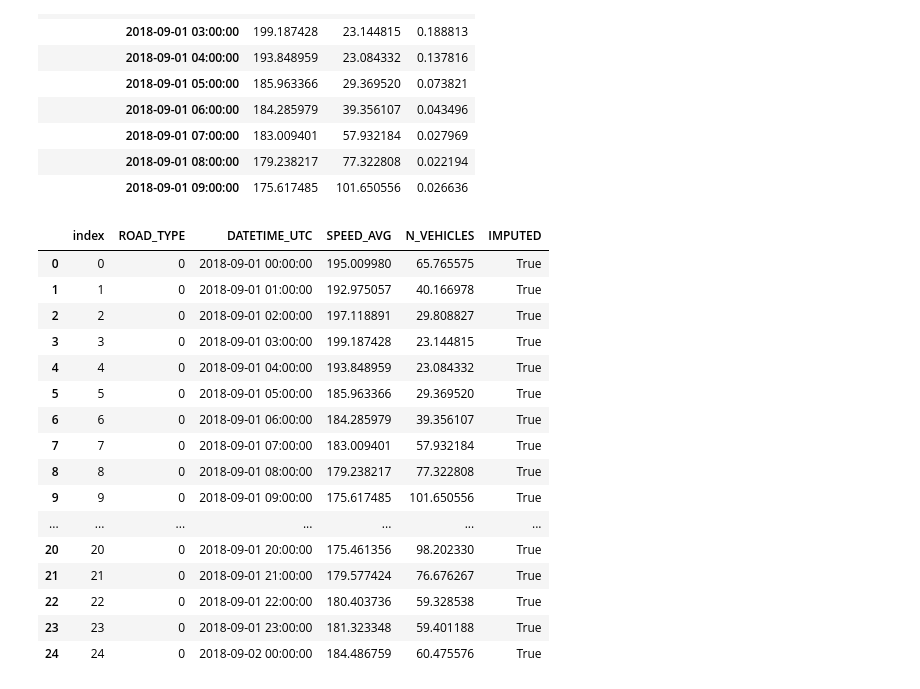
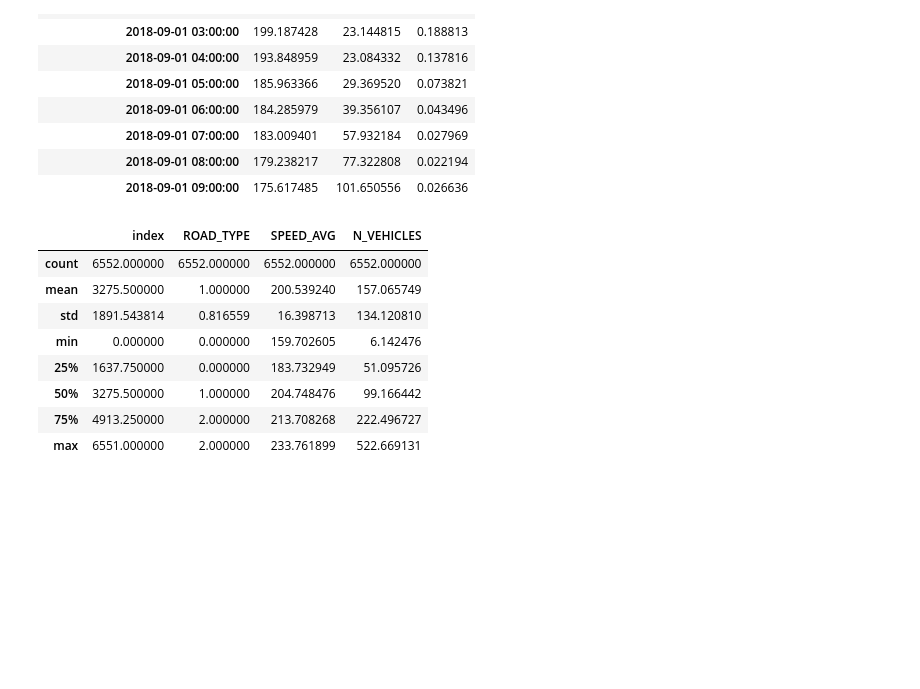
Before and after one commit to gianpy15/DMProject, a Jupyter notebook: notebooks/Gianpy/plots.ipynb, the cells around one changed output. Cells and saved outputs as stored; diff of their text form; code cells hidden in the pictures; blank space fills up the shorter version.

```diff
--- a/notebooks/Gianpy/plots.ipynb
+++ b/notebooks/Gianpy/plots.ipynb
@@ -63,25 +63,17 @@ grouped_df.head(10)
 # %%
 grouped_df['IMPUTED'] = grouped_df['IMPUTED'] >= 0.01
 grouped_df = grouped_df.reset_index()
-grouped_df.head(25)
+grouped_df.describe()
 # %% [output]
-|  | index | ROAD_TYPE | DATETIME_UTC | SPEED_AVG | N_VEHICLES | IMPUTED |
-| 0 | 0 | 0 | 2018-09-01 00:00:00 | 195.009980 | 65.765575 | True |
-| 1 | 1 | 0 | 2018-09-01 01:00:00 | 192.975057 | 40.166978 | True |
-| 2 | 2 | 0 | 2018-09-01 02:00:00 | 197.118891 | 29.808827 | True |
-| 3 | 3 | 0 | 2018-09-01 03:00:00 | 199.187428 | 23.144815 | True |
-| 4 | 4 | 0 | 2018-09-01 04:00:00 | 193.848959 | 23.084332 | True |
-| 5 | 5 | 0 | 2018-09-01 05:00:00 | 185.963366 | 29.369520 | True |
-| 6 | 6 | 0 | 2018-09-01 06:00:00 | 184.285979 | 39.356107 | True |
-| 7 | 7 | 0 | 2018-09-01 07:00:00 | 183.009401 | 57.932184 | True |
-| 8 | 8 | 0 | 2018-09-01 08:00:00 | 179.238217 | 77.322808 | True |
-| 9 | 9 | 0 | 2018-09-01 09:00:00 | 175.617485 | 101.650556 | True |
-| ... | ... | ... | ... | ... | ... | ... |
-| 20 | 20 | 0 | 2018-09-01 20:00:00 | 175.461356 | 98.202330 | True |
-| 21 | 21 | 0 | 2018-09-01 21:00:00 | 179.577424 | 76.676267 | True |
-| 22 | 22 | 0 | 2018-09-01 22:00:00 | 180.403736 | 59.328538 | True |
-| 23 | 23 | 0 | 2018-09-01 23:00:00 | 181.323348 | 59.401188 | True |
-| 24 | 24 | 0 | 2018-09-02 00:00:00 | 184.486759 | 60.475576 | True |
+|  | index | ROAD_TYPE | SPEED_AVG | N_VEHICLES |
+| count | 6552.000000 | 6552.000000 | 6552.000000 | 6552.000000 |
+| mean | 3275.500000 | 1.000000 | 200.539240 | 157.065749 |
+| std | 1891.543814 | 0.816559 | 16.398713 | 134.120810 |
+| min | 0.000000 | 0.000000 | 159.702605 | 6.142476 |
+| 25% | 1637.750000 | 0.000000 | 183.732949 | 51.095726 |
+| 50% | 3275.500000 | 1.000000 | 204.748476 | 99.166442 |
+| 75% | 4913.250000 | 2.000000 | 213.708268 | 222.496727 |
+| max | 6551.000000 | 2.000000 | 233.761899 | 522.669131 |
 # %%
 plt.figure(figsize=(20, 10))
 sns.lineplot(x=grouped_df.DATETIME_UTC, y=grouped_df.SPEED_AVG, hue=grouped_df.ROAD_TYPE);
```
Also changed, not shown: parts of 8 cells of this notebook, 3 other files.
